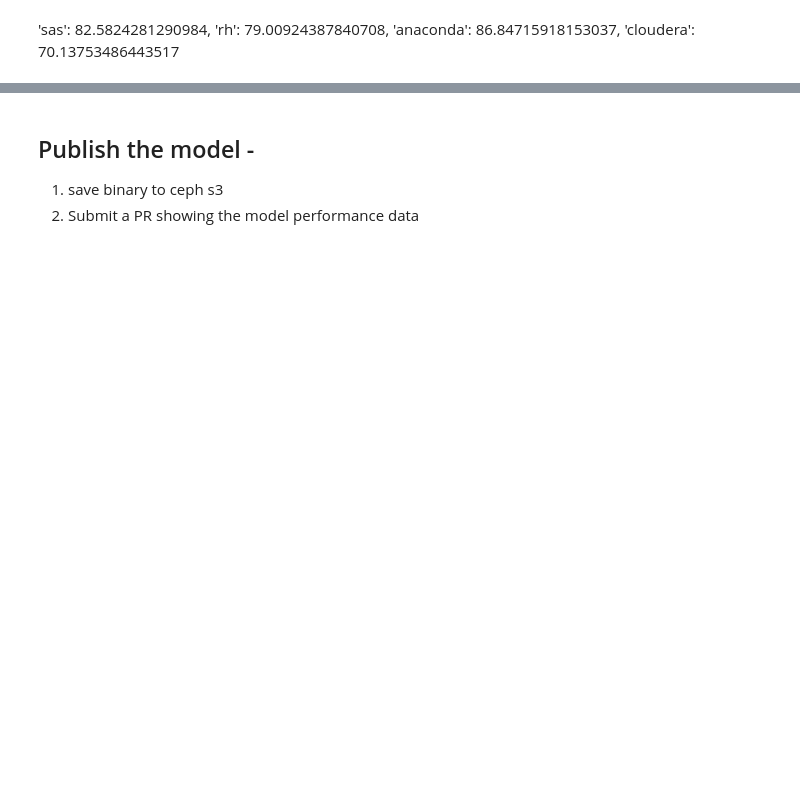
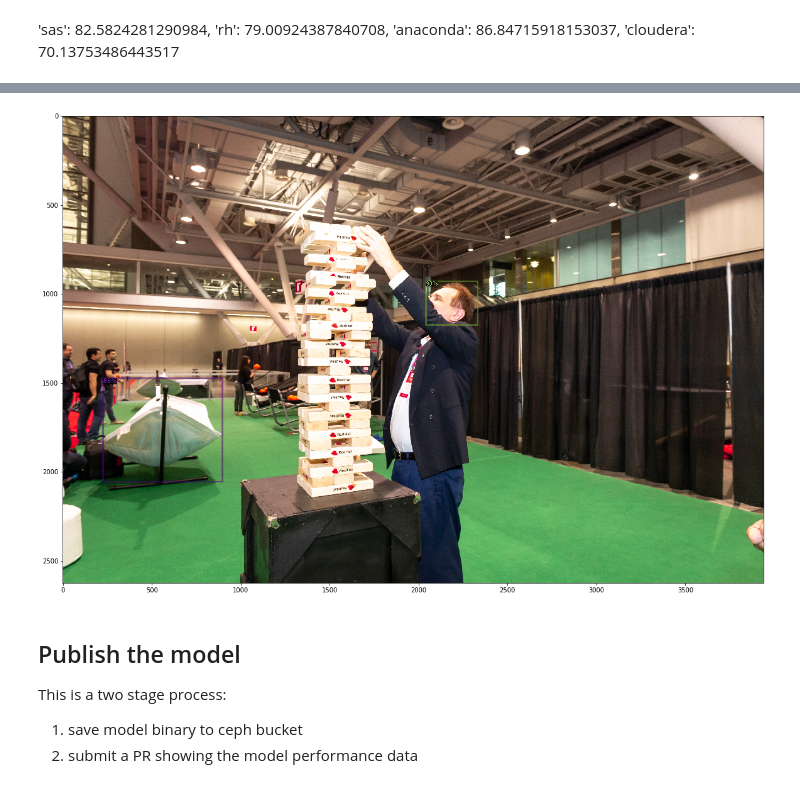
Before and after one commit to TreeinRandomForest/Summit2020LogoDetection, a Jupyter notebook: notebooks/Logo-Detection.ipynb, the cells around one changed output, grey strips where cells are left out. Drawn from its saved outputs; the diff is of its cells as text; code cells hidden in the pictures; blank space fills up the shorter version.

```diff
--- a/notebooks/Logo-Detection.ipynb
+++ b/notebooks/Logo-Detection.ipynb
@@ -199,5 +204,10 @@ Image(filename='./Unknown.png')
+# %%
+Image(filename='./Summit-3.png', width=800, height=800)
+# %% [output]
+[figure, added]
 # %% [markdown]
-## Publish the model -
+## Publish the model
 
-1. save binary to ceph s3
-2. Submit a PR showing the model performance data
+This is a two stage process:
+1. save model binary to ceph bucket
+2. submit a PR showing the model performance data
```
Also changed, not shown: parts of 15 cells of this notebook.
